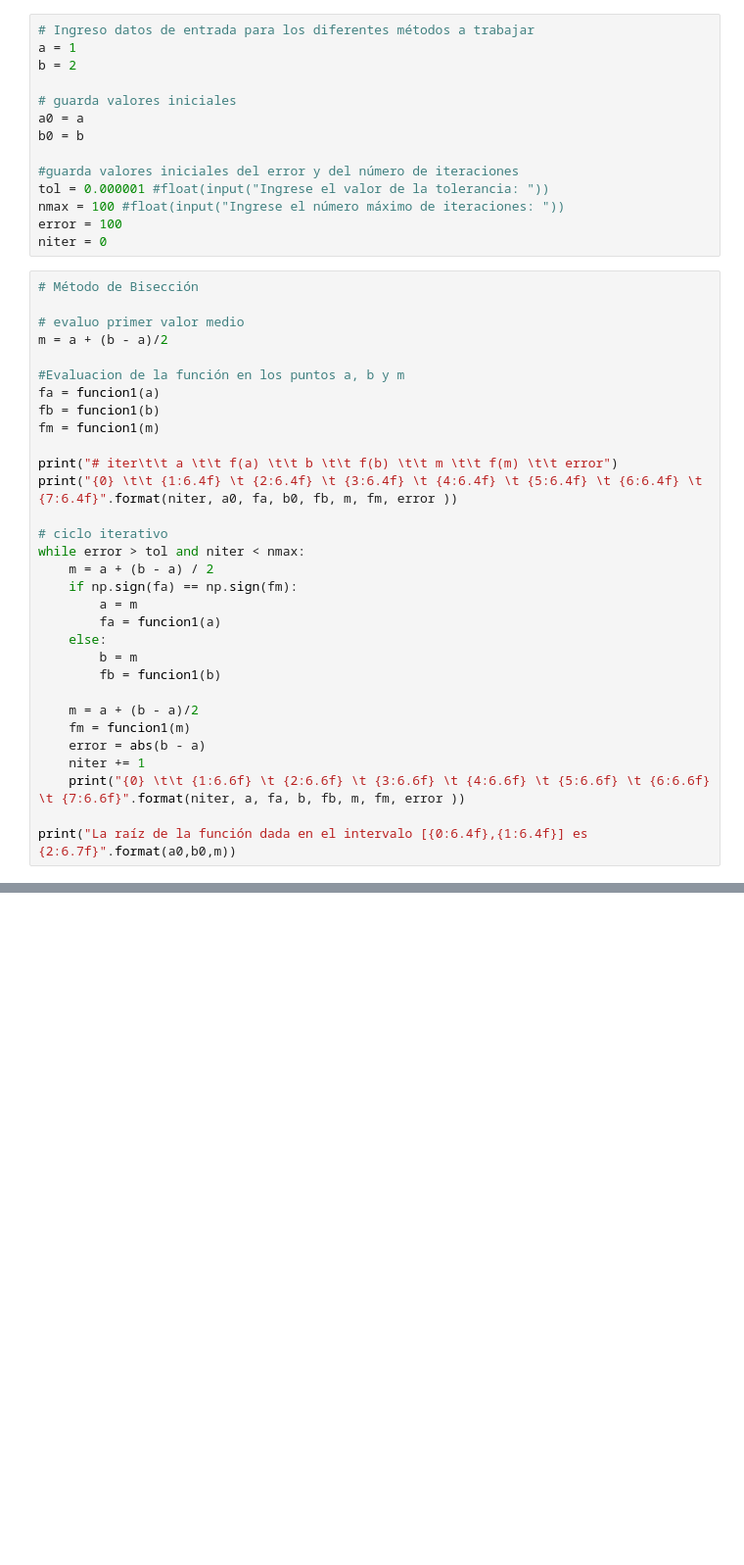
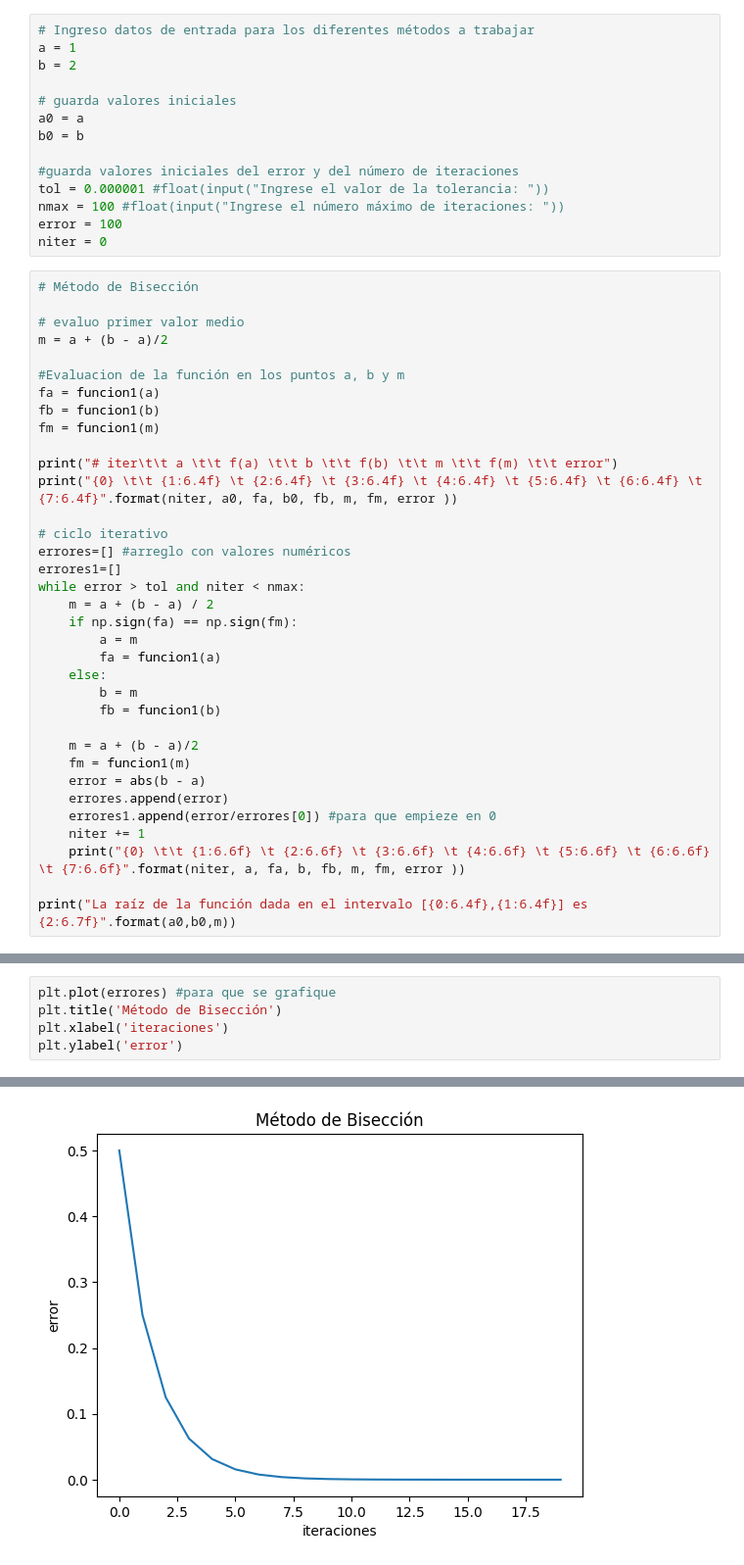
Before and after one commit to Ubaldo-Yareli/M-todos-numericos, a Jupyter notebook: Ecuaciones no lineales/Biseccion.ipynb, the cells around one changed output, grey strips where cells are left out. Shown: that part at 98% size. Saved outputs shown, nothing was run; the diff lists cells and outputs as text; blank space fills up the shorter version.

```diff
--- a/Ecuaciones no lineales/Biseccion.ipynb
+++ b/Ecuaciones no lineales/Biseccion.ipynb
@@ -54,6 +56,8 @@ print("# iter\t\t a \t\t f(a) \t\t b \t\t f(b) \t\t m \t\t f(m) \t\t error")
 print("{0} \t\t {1:6.4f} \t {2:6.4f} \t {3:6.4f} \t {4:6.4f} \t {5:6.4f} \t {6:6.4f} \t {7:6.4f}".format(niter, a0, fa, b0, fb, m, fm, error ))
 
 # ciclo iterativo
+errores=[] #arreglo con valores numéricos
+errores1=[]
 while error > tol and niter < nmax:
     m = a + (b - a) / 2
     if np.sign(fa) == np.sign(fm):
@@ -66,6 +70,8 @@ while error > tol and niter < nmax:
     m = a + (b - a)/2
     fm = funcion1(m)
     error = abs(b - a)
+    errores.append(error)
+    errores1.append(error/errores[0]) #para que empieze en 0
     niter += 1
     print("{0} \t\t {1:6.6f} \t {2:6.6f} \t {3:6.6f} \t {4:6.6f} \t {5:6.6f} \t {6:6.6f} \t {7:6.6f}".format(niter, a, fa, b, fb, m, fm, error ))
 
@@ -90,0 +120,6 @@ La raíz de la función dada en el intervalo [1.0000,2.0000] es 1.3652301
+# %%
+plt.plot(errores) #para que se grafique
+plt.title('Método de Bisección')
+plt.xlabel('iteraciones')
+plt.ylabel('error')
+# %% [output]
@@ -90,0 +127 @@ La raíz de la función dada en el intervalo [1.0000,2.0000] es 1.3652301
+[figure, added]
```
Also changed, not shown: parts of 5 cells of this notebook.
